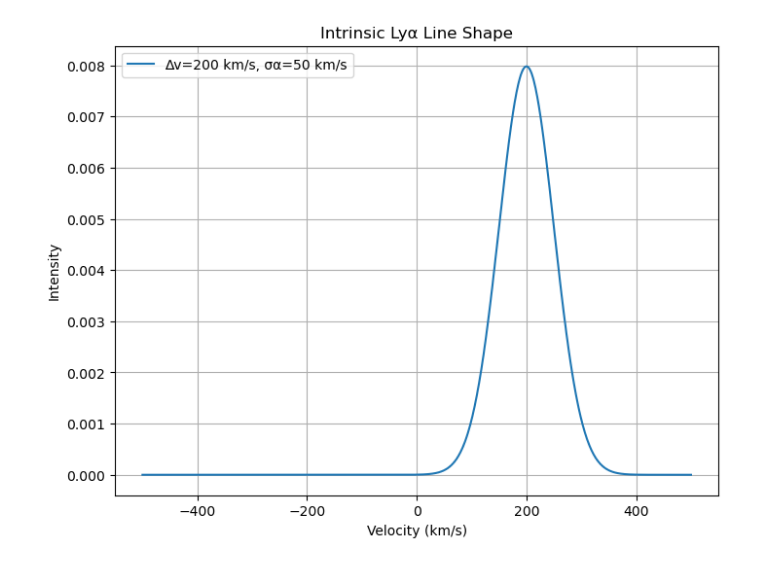
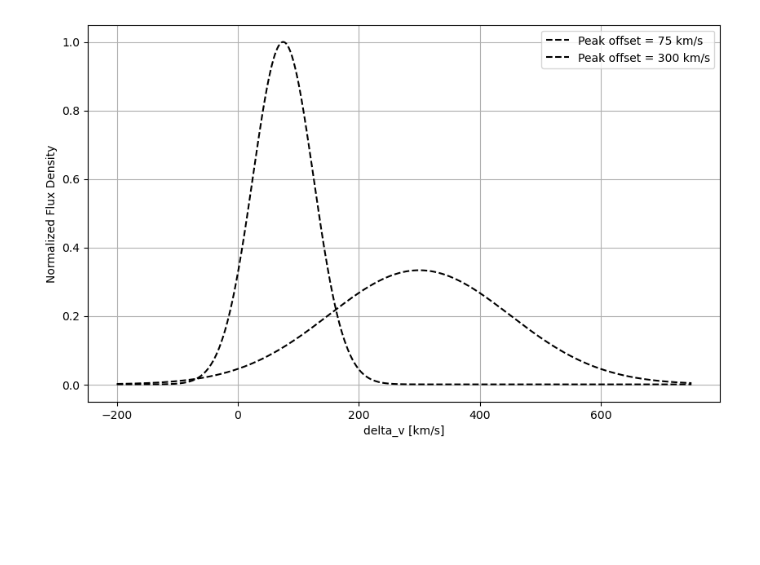
Before and after one commit to GGitanjali/Master-Thesis, a Jupyter notebook: code/instrinsic_spectra.ipynb, the cells around one changed output. Drawn from its saved outputs; the diff is of its cells as text; code cells hidden in the pictures; blank space fills up the shorter version.

```diff
--- a/code/instrinsic_spectra.ipynb
+++ b/code/instrinsic_spectra.ipynb
@@ -1,43 +1,35 @@
 # %%
 import numpy as np
 import matplotlib.pyplot as plt
 
 def intrinsic_lya_lineshape(velocity, delta_v, sigma_alpha):
-    """
-    Model the Lyα line shape as a Gaussian.
-
-    Parameters:
-        velocity (numpy.ndarray): Array of velocity values (in km/s).
-        delta_v (float): Velocity offset from the systemic redshift of the galaxy (in km/s).
-        sigma_alpha (float): Velocity dispersion due to ISM scattering and thermal broadening (in km/s).
-
-    Returns:
-        numpy.ndarray: Intrinsic Lyα line shape values.
-    """
-    # Gaussian profile formula
     lineshape = (1 / (np.sqrt(2 * np.pi) * sigma_alpha)) * np.exp(-0.5 * ((velocity - delta_v) / sigma_alpha)**2)
     return lineshape
 
-# Example usage
+
+
 if __name__ == "__main__":
-    # Define parameters
-    delta_v = 200  # Velocity offset (km/s)
-    sigma_alpha = 50  # Velocity dispersion (km/s)
 
-    # Generate velocity array (km/s)
-    velocity = np.linspace(-500, 500, 1000)
+    sigma_alpha1 = 50
+    sigma_alpha2 = 150
+    velocity = np.linspace(-200, 750, 1000)
 
-    # Compute the Lyα line shape
-    lineshape = intrinsic_lya_lineshape(velocity, delta_v, sigma_alpha)
 
-    # Plot the result
-    plt.figure(figsize=(8, 6))
-    plt.plot(velocity, lineshape, label=f"∆v={delta_v} km/s, σα={sigma_alpha} km/s")
-    plt.title("Intrinsic Lyα Line Shape")
-    plt.xlabel("Velocity (km/s)")
-    plt.ylabel("Intensity")
+    delta_v1 = 75  #First offset
+    delta_v2 = 300  # Second offset
+
+    # Two line shapes
+    lineshape1 = intrinsic_lya_lineshape(velocity, delta_v1, sigma_alpha1)
+    lineshape2 = intrinsic_lya_lineshape(velocity, delta_v2, sigma_alpha2)
+
+    #Plotting the ressult
+    plt.figure(figsize=(10, 6))
+    plt.plot(velocity, lineshape1_normalized, 'k--', label=f"Peak offset = {delta_v1} km/s")
+    plt.plot(velocity, lineshape2_normalized, 'k--', label=f"Peak offset = {delta_v2} km/s")
+    plt.xlabel("delta_v [km/s]")
+    plt.ylabel("Normalized Flux Density") #actually haven't normalized yet
     plt.legend()
     plt.grid()
     plt.show()
 # %% [output]
-[figure, old version]
+[figure, new version]
```
Also changed, not shown: 10 other files.
